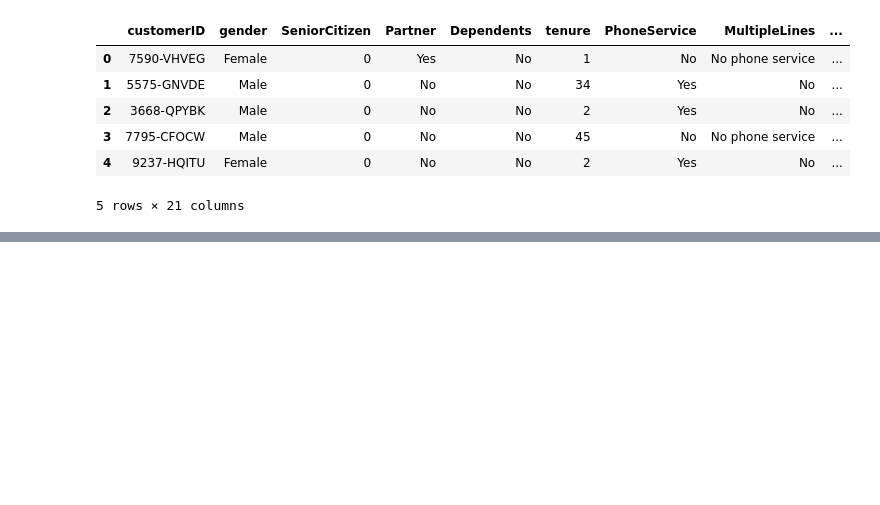
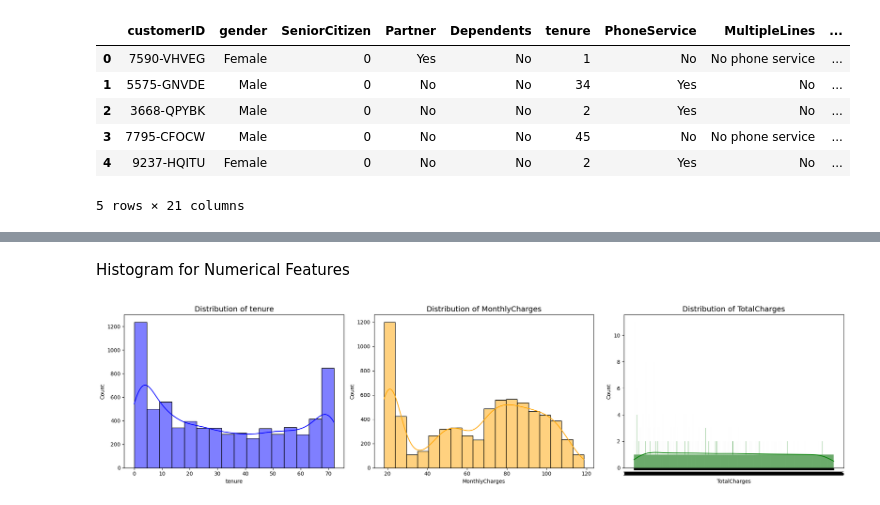
Before and after one commit to thruuuuuu/telco_churn_predict_model, a Jupyter notebook: notebooks/EDA.ipynb, the cells around one changed output, grey strips where cells are left out. Saved outputs shown, nothing was run; the diff lists cells and outputs as text; code cells hidden in the pictures; blank space fills up the shorter version.

```diff
--- a/notebooks/EDA.ipynb
+++ b/notebooks/EDA.ipynb
@@ -80,0 +101,15 @@ plt.show()
+# %%
+
+# The 'TotalCharges' column is of object (string) type due to empty strings ('') for new customers.
+print(f"Initial data type of TotalCharges: {df['TotalCharges'].dtype}")
+
+# Convert to numeric, coercing the non-numeric values (empty strings) to NaN
+df['TotalCharges'] = pd.to_numeric(df['TotalCharges'], errors='coerce')
+
+nan_count = df['TotalCharges'].isnull().sum()
+print(f"\nNumber of NaN values found in TotalCharges: {nan_count}\n")
+
+# Check the rows where TotalCharges is NaN (confirms tenure is 0)
+if nan_count > 0:
+    print("Rows with missing TotalCharges (tenure is typically 0):")
+    print(df[df['TotalCharges'].isnull()][['tenure', 'MonthlyCharges', 'TotalCharges']].to_markdown(index=False))
@@ -80,0 +198,19 @@ plt.show()
+# %% [markdown]
+Histogram for Numerical Features
+# %%
+
+numerical_cols = ['tenure', 'MonthlyCharges', 'TotalCharges']
+
+# Subplots for 3 features
+fig, axes = plt.subplots(1, 3, figsize=(20, 5))
+colors = ['blue', 'orange', 'green']  # One color per feature
+
+# Loop through numerical features
+for i, col in enumerate(numerical_cols):
+    sns.histplot(df[col], kde=True, ax=axes[i], color=colors[i])
+    axes[i].set_title(f"Distribution of {col}", fontsize=14)
+
+plt.tight_layout()
+plt.show()
+# %% [output]
+[figure, added]
```
Also changed, not shown: parts of 19 cells of this notebook.
